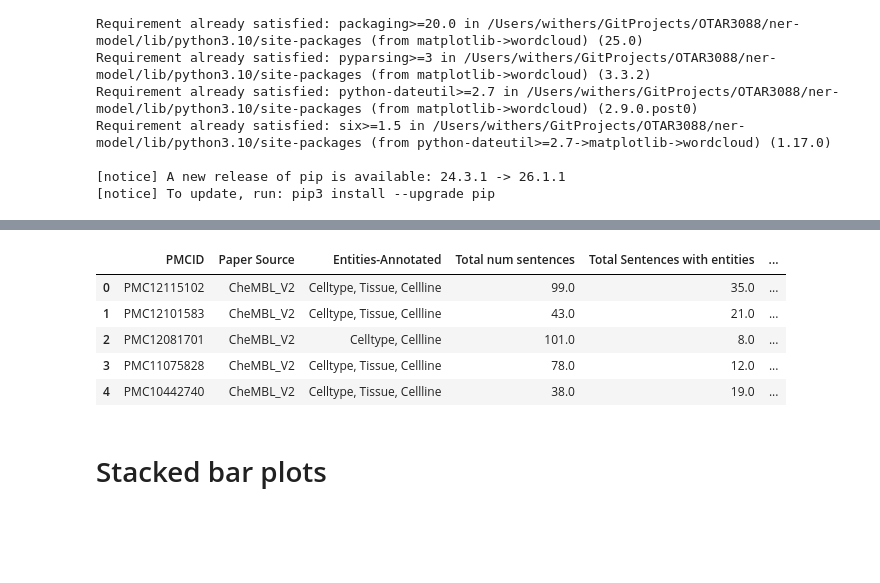
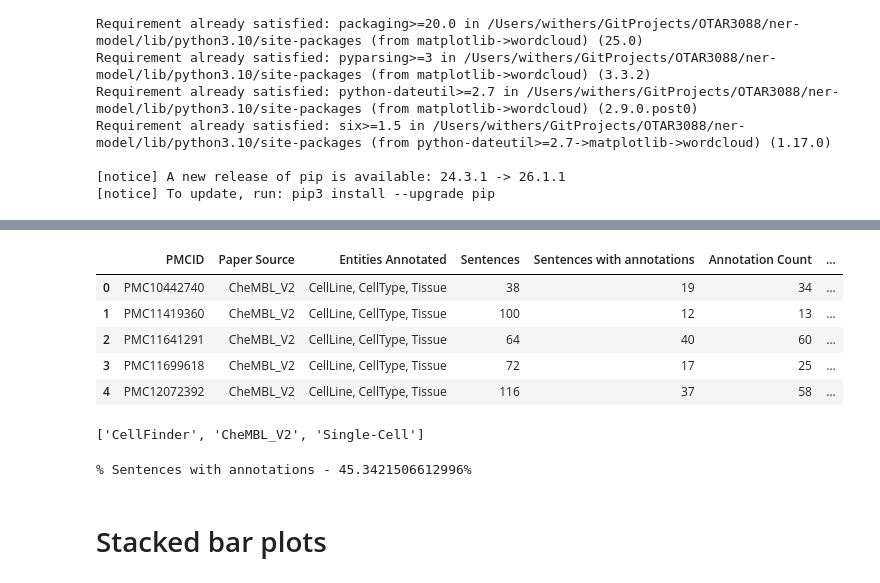
Before and after one commit to EuropePMC/OTAR3088, a Jupyter notebook: Data_mining/CeLLaTe/data_stat_figs.ipynb, the cells around one changed output, grey strips where cells are left out. Cells and saved outputs as stored; diff of their text form; code cells hidden in the pictures; blank space fills up the shorter version.

```diff
--- a/Data_mining/CeLLaTe/data_stat_figs.ipynb
+++ b/Data_mining/CeLLaTe/data_stat_figs.ipynb
@@ -37,22 +72,36 @@ output_notebook()
 # %%
 import pandas as pd
 
 # Read-in paper stats file
-in_file = pd.read_csv("/Users/withers/Downloads/CeLLaTe-Paper-Records - Paper-Stats.csv")
-in_file = in_file.drop(['Unnamed: 9'], axis=1)
+in_file = pd.read_csv("/Users/withers/GitProjects/OTAR3088/Data_mining/CeLLaTe/cellate_final_stats.tsv", sep="\t")
+# in_file = pd.read_csv("/Users/withers/GitProjects/OTAR3088/Data_mining/CeLLaTe/cellate_final_with_vague_stats.tsv", sep="\t")
+
+# in_file = pd.read_csv("/Users/withers/Downloads/CeLLaTe-Paper-Records - Paper-Stats.csv")
+# in_file = in_file.drop(['Unnamed: 9'], axis=1)
 in_file = in_file[in_file["Paper Source"] != "CheMBL_V1"]
 in_file.head()
 # %% [output]
-|  | PMCID | Paper Source | Entities-Annotated | Total num sentences | Total Sentences with entities | ... |
-| 0 | PMC12115102 | CheMBL_V2 | Celltype, Tissue, Cellline | 99.0 | 35.0 | ... |
-| 1 | PMC12101583 | CheMBL_V2 | Celltype, Tissue, Cellline | 43.0 | 21.0 | ... |
-| 2 | PMC12081701 | CheMBL_V2 | Celltype, Cellline | 101.0 | 8.0 | ... |
-| 3 | PMC11075828 | CheMBL_V2 | Celltype, Tissue, Cellline | 78.0 | 12.0 | ... |
-| 4 | PMC10442740 | CheMBL_V2 | Celltype, Tissue, Cellline | 38.0 | 19.0 | ... |
+|  | PMCID | Paper Source | Entities Annotated | Sentences | Sentences with annotations | Annotation Count | ... |
+| 0 | PMC10442740 | CheMBL_V2 | CellLine, CellType, Tissue | 38 | 19 | 34 | ... |
+| 1 | PMC11419360 | CheMBL_V2 | CellLine, CellType, Tissue | 100 | 12 | 13 | ... |
+| 2 | PMC11641291 | CheMBL_V2 | CellLine, CellType, Tissue | 64 | 40 | 60 | ... |
+| 3 | PMC11699618 | CheMBL_V2 | CellLine, CellType, Tissue | 72 | 17 | 25 | ... |
+| 4 | PMC12072392 | CheMBL_V2 | CellLine, CellType, Tissue | 116 | 37 | 58 | ... |
+# %%
+print(list(set(in_file['Paper Source'].to_list())))
+# %% [output]
+['CellFinder', 'CheMBL_V2', 'Single-Cell']
 # %%
 chembl_df = in_file[in_file['Paper Source'] == 'CheMBL_V2']
 sc_df = in_file[in_file['Paper Source'] == 'Single-Cell']
 cf_df = in_file[in_file['Paper Source'] == 'CellFinder']
+# %%
+all_sent = sum(in_file['Sentences'])
+ann_sent = sum(in_file['Sentences with annotations'])
+with_ann = ann_sent/all_sent*100
+print(f'% Sentences with annotations = {with_ann}')
+# %% [output]
+% Sentences with annotations - 45.3421506612996%
 # %%
 import os
 
```
Also changed, not shown: parts of 46 cells of this notebook, 2 other files.
